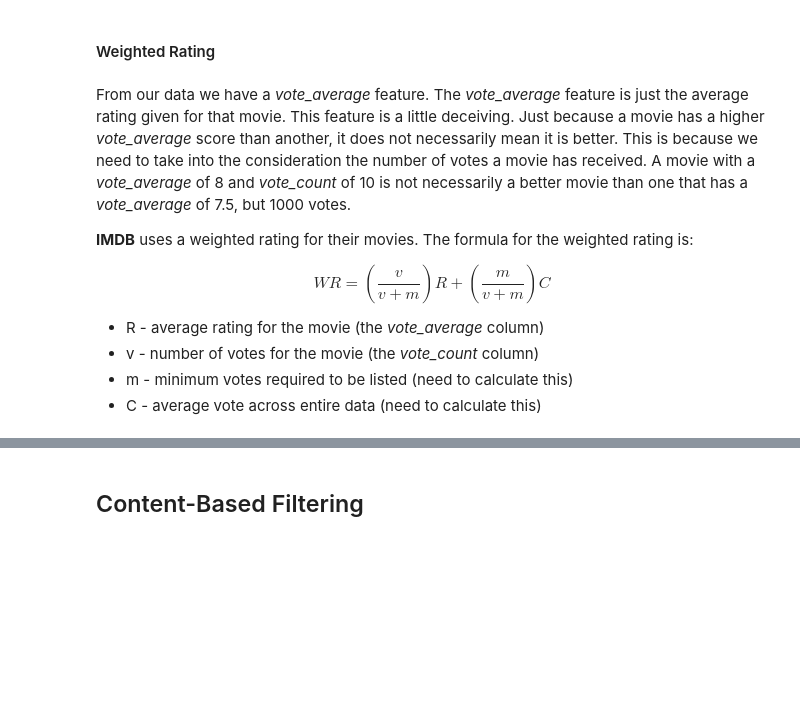
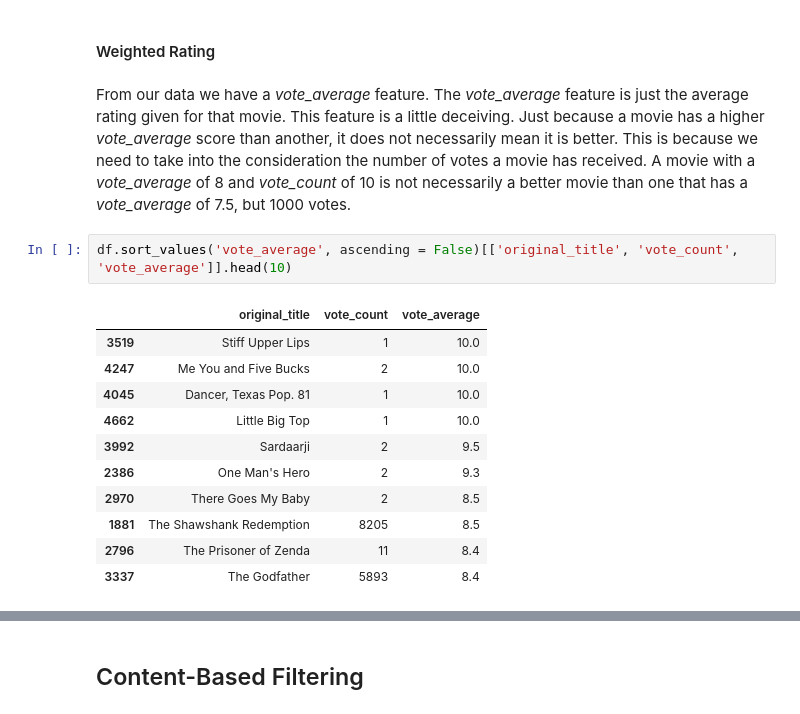
Before and after one commit to zhikaichen99/RecommenderSystems, a Jupyter notebook: Content-Based-Filtering.ipynb, the cells around one changed output, grey strips where cells are left out. Drawn from its saved outputs; the diff is of its cells as text; blank space fills up the shorter version.

```diff
--- a/Content-Based-Filtering.ipynb
+++ b/Content-Based-Filtering.ipynb
@@ -135,12 +153,17 @@ The simplest recommender system we can build is one that doesn't even use the me
 #### Weighted Rating
 # %% [markdown]
 From our data we have a *vote_average* feature. The *vote_average* feature is just the average rating given for that movie. This feature is a little deceiving. Just because a movie has a higher *vote_average* score than another, it does not necessarily mean it is better. This is because we need to take into the consideration the number of votes a movie has received. A movie with a *vote_average* of 8 and *vote_count* of 10 is not necessarily a better movie than one that has a *vote_average* of 7.5, but 1000 votes.
-
-**IMDB** uses a weighted rating for their movies. The formula for the weighted rating is:
-
-$$WR = (\frac{v}{v + m})R + (\frac{m}{v + m})C$$
-
-* R - average rating for the movie (the *vote_average* column)
-* v - number of votes for the movie (the *vote_count* column)
-* m - minimum votes required to be listed (need to calculate this)
-* C - average vote across entire data (need to calculate this)
+# %%
+df.sort_values('vote_average', ascending = False)[['original_title', 'vote_count', 'vote_average']].head(10)
+# %% [output]
+|  | original_title | vote_count | vote_average |
+| 3519 | Stiff Upper Lips | 1 | 10.0 |
+| 4247 | Me You and Five Bucks | 2 | 10.0 |
+| 4045 | Dancer, Texas Pop. 81 | 1 | 10.0 |
+| 4662 | Little Big Top | 1 | 10.0 |
+| 3992 | Sardaarji | 2 | 9.5 |
+| 2386 | One Man's Hero | 2 | 9.3 |
+| 2970 | There Goes My Baby | 2 | 8.5 |
+| 1881 | The Shawshank Redemption | 8205 | 8.5 |
+| 2796 | The Prisoner of Zenda | 11 | 8.4 |
+| 3337 | The Godfather | 5893 | 8.4 |
```
Also changed, not shown: parts of 30 cells of this notebook.
